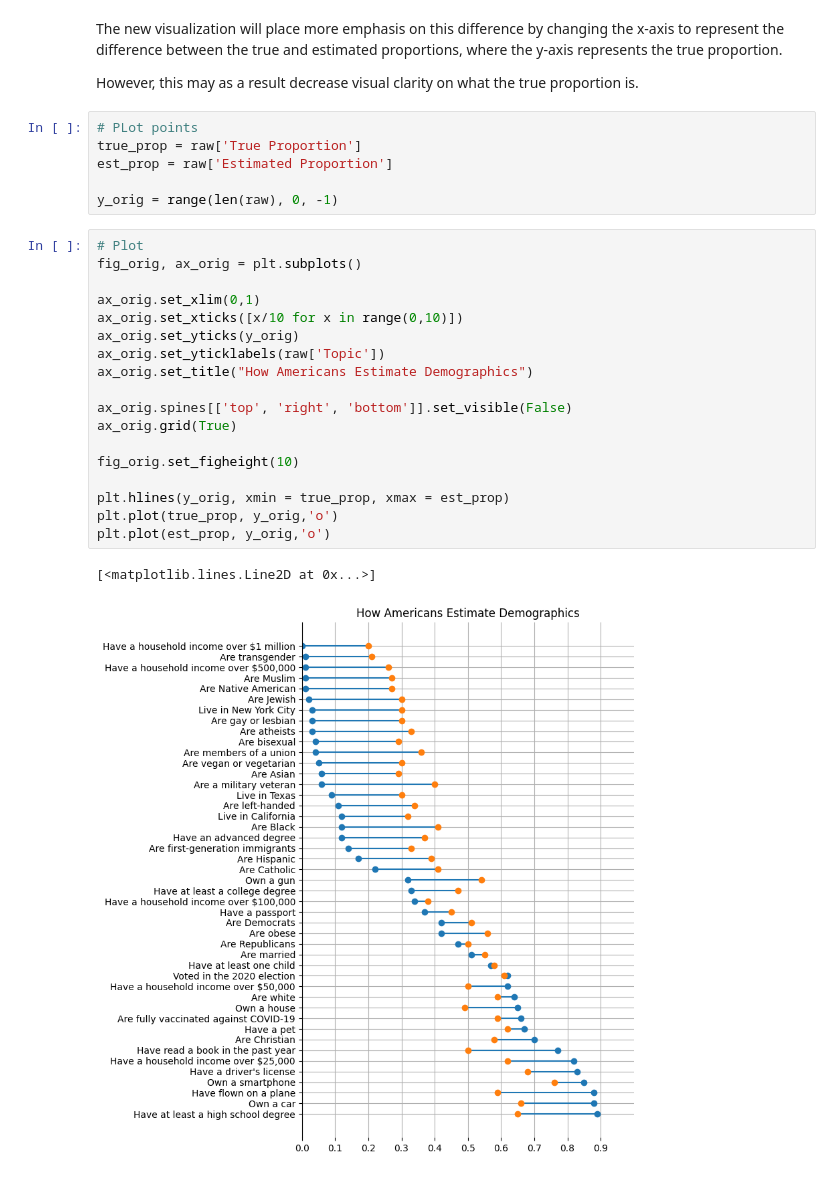
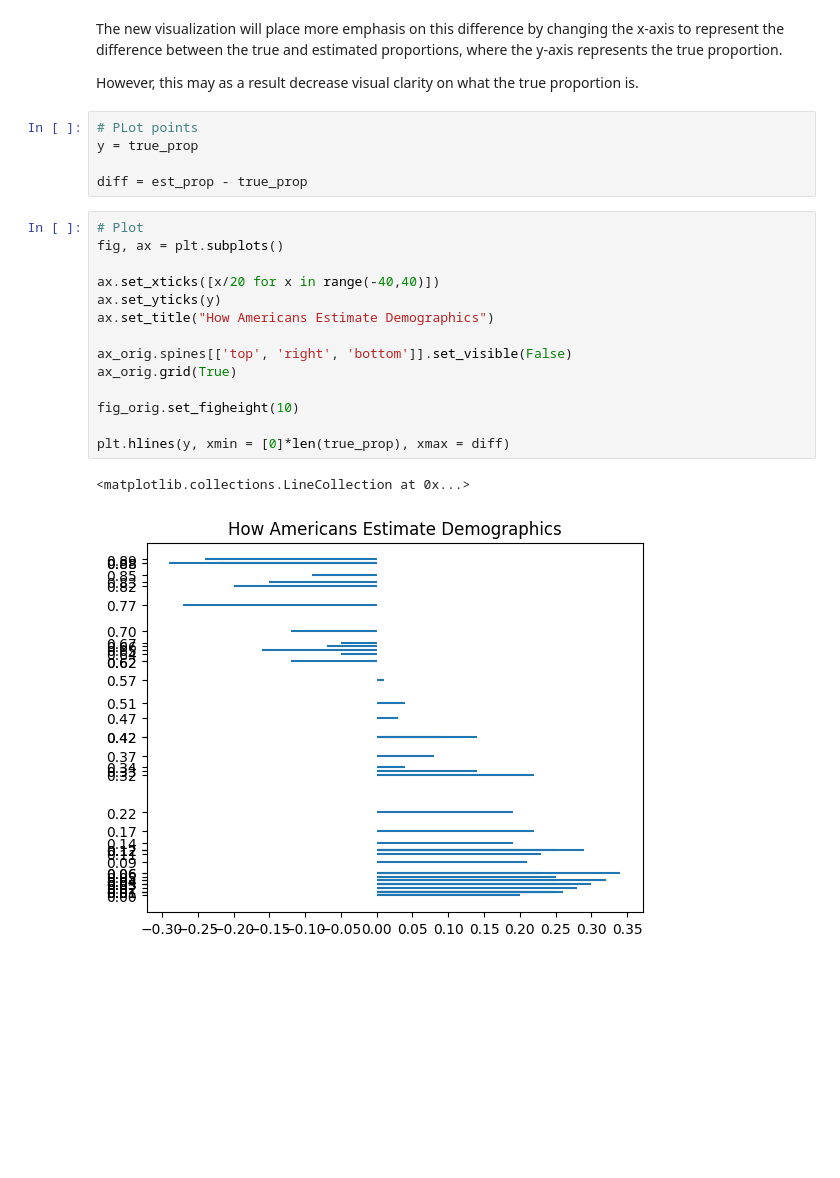
Before and after one commit to erntan/mm, a Jupyter notebook: 2249/2249.ipynb, the cells around one changed output. Cells and saved outputs as stored; diff of their text form; blank space fills up the shorter version.

```diff
--- a/2249/2249.ipynb
+++ b/2249/2249.ipynb
@@ -67,30 +67,25 @@ The only change I would suggest would be to adjust the colors of the markers bec
 The new visualization will place more emphasis on this difference by changing the x-axis to represent the difference between the true and estimated proportions, where the y-axis represents the true proportion.
 
 However, this may as a result decrease visual clarity on what the true proportion is.
-# %%
-# PLot points
-true_prop = raw['True Proportion']
-est_prop = raw['Estimated Proportion']
-
-y_orig = range(len(raw), 0, -1)
+# %%
+# PLot points
+y = true_prop
+
+diff = est_prop - true_prop
 # %%
 # Plot
-fig_orig, ax_orig = plt.subplots()
+fig, ax = plt.subplots()
 
-ax_orig.set_xlim(0,1)
-ax_orig.set_xticks([x/10 for x in range(0,10)])
-ax_orig.set_yticks(y_orig)
-ax_orig.set_yticklabels(raw['Topic'])
-ax_orig.set_title("How Americans Estimate Demographics")
+ax.set_xticks([x/20 for x in range(-40,40)])
+ax.set_yticks(y)
+ax.set_title("How Americans Estimate Demographics")
 
 ax_orig.spines[['top', 'right', 'bottom']].set_visible(False)
 ax_orig.grid(True)
 
 fig_orig.set_figheight(10)
 
-plt.hlines(y_orig, xmin = true_prop, xmax = est_prop)
-plt.plot(true_prop, y_orig,'o')
-plt.plot(est_prop, y_orig,'o')
+plt.hlines(y, xmin = [0]*len(true_prop), xmax = diff)
 # %% [output]
-[<matplotlib.lines.Line2D at 0x...>]
+<matplotlib.collections.LineCollection at 0x...>
-[figure, old version]
+[figure, new version]
```
